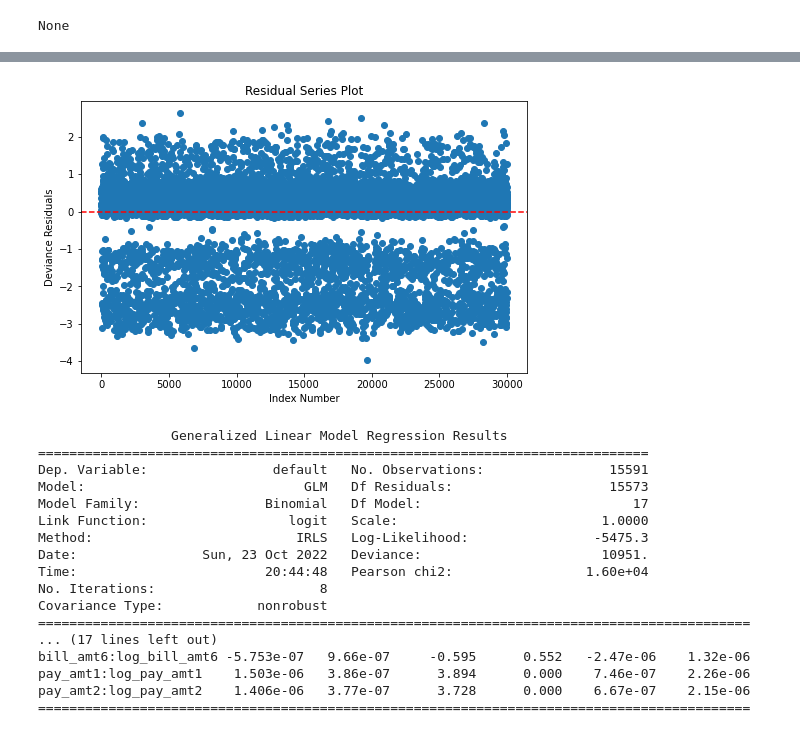
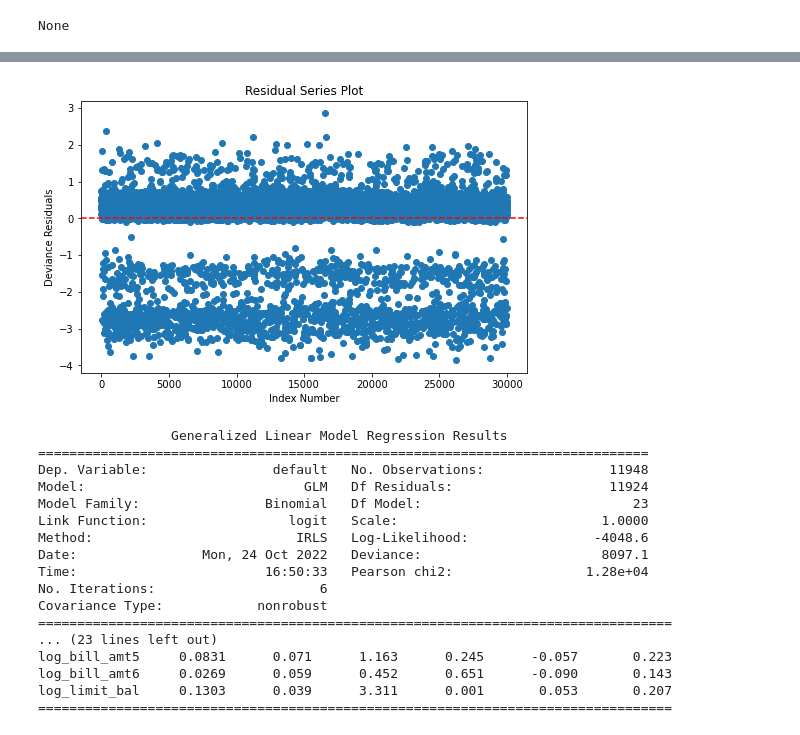
Before and after one commit to thfleming3/Predictive-Modeling-Work, a Jupyter notebook: predict_credit_card_default.ipynb, the cells around one changed output, grey strips where cells are left out. Saved outputs shown, nothing was run; the diff lists cells and outputs as text; code cells hidden in the pictures.

```diff
--- a/predict_credit_card_default.ipynb
+++ b/predict_credit_card_default.ipynb
@@ -152,11 +130 @@ pay_amt2:log_pay_amt2   -4.312e-06   9.75e-07     -4.423      0.000   -6.22e-06
-# %%
-''' Drop insignificant interactions, as identified in Box-Tidwell '''
-
-bt_drop_vars = ["bill_amt3:log_bill_amt3", "pay_amt6:log_pay_amt6",
-                "pay_amt4:log_pay_amt4", "bill_amt2:log_bill_amt2",
-                "bill_amt5:log_bill_amt5", "bill_amt4:log_bill_amt4",
-                "pay_amt3:log_pay_amt3", "pay_amt5:log_pay_amt5"]
-
-X_train.drop(columns=bt_drop_vars, inplace=True)
-X_test.drop(columns=bt_drop_vars, inplace=True)
 # %%
@@ -192,0 +164,18 @@ for var in X_cnst.columns.values:
+# %%
+''' Log the non-linear variables '''
+
+for var in X_train.filter(like='pay_amt').columns.tolist():
+    X_train[var].replace(0, np.nan, inplace=True)
+    X_train[f"log_{var}"] = np.log(X_train[var])
+    X_train.drop(columns=[var], inplace=True)
+
+for var in X_train.filter(like='bill_amt').columns.tolist():
+    X_train[var].replace(0, np.nan, inplace=True)
+    X_train[f"log_{var}"] = np.log(X_train[var])
+    X_train.drop(columns=[var], inplace=True)
+
+X_train["limit_bal"].replace(0, np.nan, inplace=True)
+X_train[f"log_limit_bal"] = np.log(X_train["limit_bal"])
+X_train.drop(columns=["limit_bal"], inplace=True)
+
+print(X_train.info())
@@ -228,6 +271,6 @@ extreme.sort_values("cooks_d", ascending=False)
 
 inf_out = extreme.index.tolist()
 
-X_train.drop(inf_out, inplace=True)
-y_train.drop(inf_out, inplace=True)
+X_train = X_train.loc[~X_train.index.isin(inf_out), :]
+y_train = y_train.loc[~y_train.index.isin(inf_out)]
 # %%
@@ -250,36 +298,28 @@ calculate_vif(X_vif, 10)
-# %%
-''' Remove collinear variables from VIF list using backward stepwise selection '''
-
-X_train.drop(columns=["limit_bal", "bill_amt2", "bill_amt5", "bill_amt3",
-                      "bill_amt4"], inplace=True)
 # %%
-''' Verify independence of observations with residual series plot '''
+''' Assumption check #5: Verify independence of observations with residual series plot '''
 
 X_cnst = sm.add_constant(X_train)
 
 # Fit model and get predicted y values
 lm_int = sm.GLM(y_train, X_cnst, family=sm.families.Binomial(), missing="drop").fit()
 
 # Setup plot
 fig = plt.figure(figsize=(8,5))
 ax = fig.add_subplot(111, title="Residual Series Plot",
                      xlabel="Index Number",
                      ylabel="Deviance Residuals")
 
 # Generate residual series plot using standardized deviance residuals
 ax.scatter(X_cnst.dropna().index.tolist(), stats.zscore(lm_int.resid_deviance))
 
 # Draw horizontal line at y=0
 plt.axhline(y = 0, ls="--", color='red');
 # %% [output]
-[figure, old version]
+[figure, new version]
 # %%
 ''' Fit the model and display the summary '''
 
-X_num = sm.add_constant(X_train.loc[:, ~X_train.columns.isin(["pay_amt1", "pay_amt2",
-                                                              "pay_amt3", "pay_amt4",
-                                                              "pay_amt5",
-                                                              "pay_amt6"])])
+X_num = sm.add_constant(X_train)
 
 # Set up final dfs and fit model
 lm_final = sm.GLM(y_train, X_num, family=sm.families.Binomial(), missing="drop").fit()
@@ -288,21 +328,21 @@ print(lm_final.summary())
 # %% [output]
                  Generalized Linear Model Regression Results
 ==============================================================================
-Dep. Variable:                default   No. Observations:                15591
-Model:                            GLM   Df Residuals:                    15573
-Model Family:                Binomial   Df Model:                           17
+Dep. Variable:                default   No. Observations:                11948
+Model:                            GLM   Df Residuals:                    11924
+Model Family:                Binomial   Df Model:                           23
 Link Function:                  logit   Scale:                          1.0000
-Method:                          IRLS   Log-Likelihood:                -5475.3
-Date:                Sun, 23 Oct 2022   Deviance:                       10951.
-Time:                        20:44:48   Pearson chi2:                 1.60e+04
-No. Iterations:                     8
+Method:                          IRLS   Log-Likelihood:                -4048.6
+Date:                Mon, 24 Oct 2022   Deviance:                       8097.1
+Time:                        16:50:33   Pearson chi2:                 1.28e+04
+No. Iterations:                     6
 Covariance Type:            nonrobust
-===========================================================================================
-... (17 lines left out)
-bill_amt6:log_bill_amt6 -5.753e-07   9.66e-07     -0.595      0.552   -2.47e-06    1.32e-06
-pay_amt1:log_pay_amt1    1.503e-06   3.86e-07      3.894      0.000    7.46e-07    2.26e-06
-pay_amt2:log_pay_amt2    1.406e-06   3.77e-07      3.728      0.000    6.67e-07    2.15e-06
-===========================================================================================
+=================================================================================
+... (23 lines left out)
+log_bill_amt5     0.0831      0.071      1.163      0.245      -0.057       0.223
+log_bill_amt6     0.0269      0.059      0.452      0.651      -0.090       0.143
+log_limit_bal     0.1303      0.039      3.311      0.001       0.053       0.207
+=================================================================================
 # %%
 ''' Make prediction on test set'''
 
```
Also changed, not shown: parts of 10 cells of this notebook.
